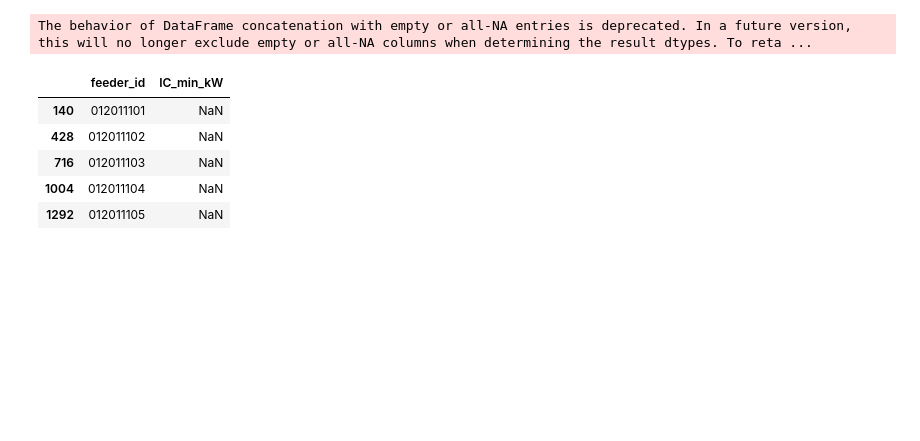
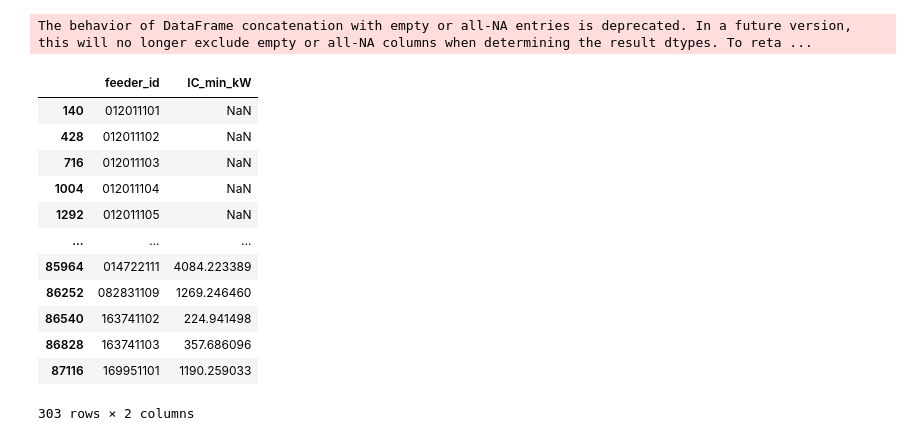
Before and after one commit to lazlop/OptimalChargerPlacement, a Jupyter notebook: notebooks/GridStressAnalysisAlameda.ipynb, the cells around one changed output. Cells and saved outputs as stored; diff of their text form; code cells hidden in the pictures; blank space fills up the shorter version.

```diff
--- a/notebooks/GridStressAnalysisAlameda.ipynb
+++ b/notebooks/GridStressAnalysisAlameda.ipynb
@@ -563,31 +704,38 @@ def get_minICA_df_time_slice(df, month, hour):
     Given a DataFrame of min ICA data for multiple feeders,
     return a DataFrame with min ICA values at a specific month-hour time slice.
 
     :df: DataFrame with columns ['feeder_id', 'month', 'hour', 'IC_min_kW']
     :month: Month (1-12) to filter on
     :hour: Hour (0-23) to filter on
     :return: Filtered DataFrame with min ICA values at the specified time slice
     """
     # if a feeder has a nan value for IC_min_kW at the given month-hour, it should still appear in output with nan value
     filtered_df = df[(df['month'] == month) & (df['hour'] == hour)].copy()
 
     # Rename IC_min_kW column to indicate the time slice
     # filtered_df = filtered_df.rename(columns={'IC_min_kW': f'IC_min_kW_mon{month}_hr{hour}'})
 
     # drop month and hour columns
     filtered_df = filtered_df.drop(columns=['month', 'hour'])
     return filtered_df
 
 df_minICA_Alameda_slice = get_minICA_df_time_slice(alamedaMinICA, month=MONTH, hour=HOUR)
-display(df_minICA_Alameda_slice.head())
+display(df_minICA_Alameda_slice)
 
 output_filename = f"alamedaMinICA_slice_month{MONTH}_hour{HOUR}.csv"
 output_filepath = os.path.join(DATA_DIR, "OptimizationInput", output_filename)
 df_minICA_Alameda_slice.to_csv(output_filepath, index=False)
 # %% [output]
 |  | feeder_id | IC_min_kW |
 | 140 | 012011101 | NaN |
 | 428 | 012011102 | NaN |
 | 716 | 012011103 | NaN |
 | 1004 | 012011104 | NaN |
 | 1292 | 012011105 | NaN |
+| ... | ... | ... |
+| 85964 | 014722111 | 4084.223389 |
+| 86252 | 082831109 | 1269.246460 |
+| 86540 | 163741102 | 224.941498 |
+| 86828 | 163741103 | 357.686096 |
+| 87116 | 169951101 | 1190.259033 |
+303 rows × 2 columns
```
Also changed, not shown: parts of 6 cells of this notebook, 4 other files.
